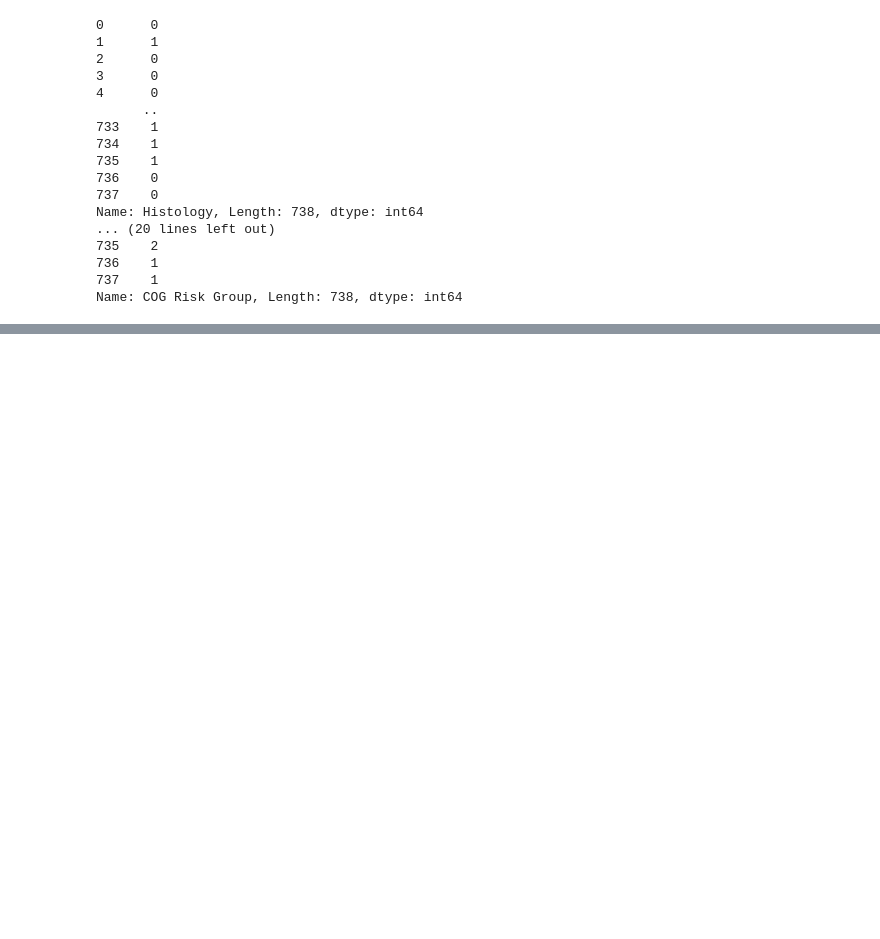
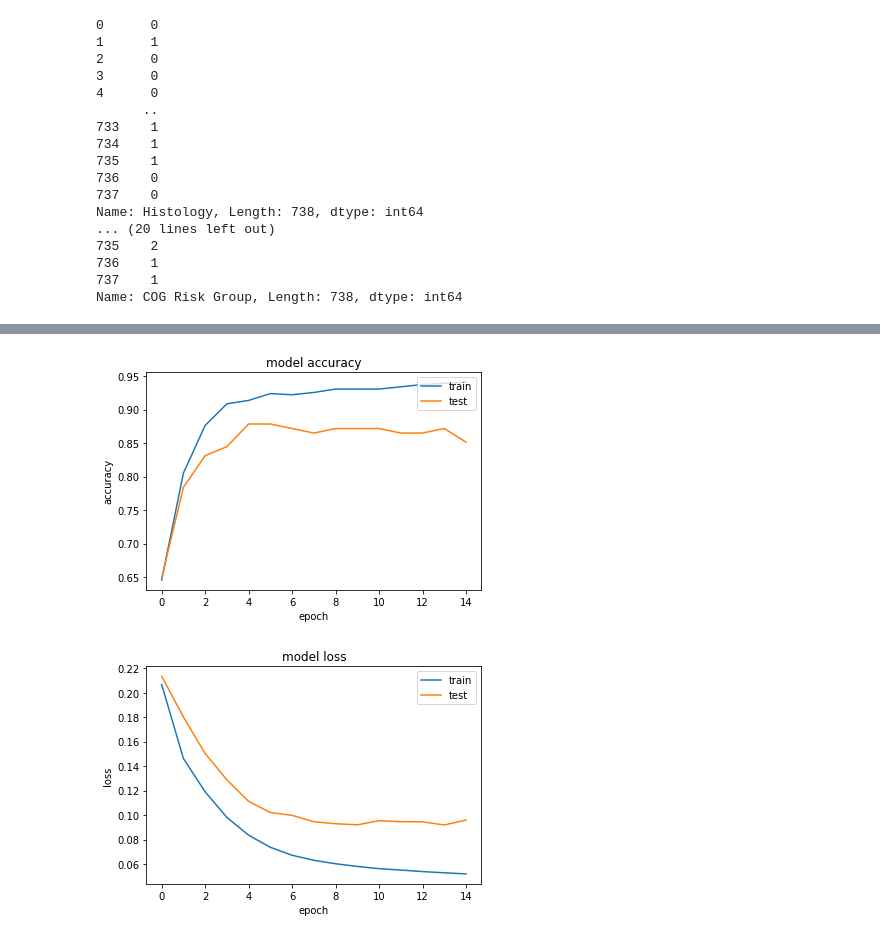
Before and after one commit to MuhammadAshiqAmeer/Federated_learning_experiments_with_Intel-openfl, a Jupyter notebook: neuroblastoma.ipynb, the cells around one changed output, grey strips where cells are left out. Cells and saved outputs as stored; diff of their text form; code cells hidden in the pictures; blank space fills up the shorter version.

```diff
--- a/neuroblastoma.ipynb
+++ b/neuroblastoma.ipynb
@@ -164,0 +199,3 @@ TypeError: ignored
+# %%
+y=df['Vital Status']
+y
@@ -164,0 +222,7 @@ TypeError: ignored
+# %%
+from sklearn.preprocessing import StandardScaler
+
+scaler = StandardScaler()
+
+train_scaled = scaler.fit_transform(x)
+#test_scaled = scaler.transform(x_test)
@@ -164,0 +245,15 @@ TypeError: ignored
+# %%
+from tensorflow.keras.models import Sequential
+from tensorflow.keras.layers import Dense, Activation
+import numpy as np
+
+model = Sequential()
+model.add(Dense(32, input_shape=(9,)))
+model.add(Activation('relu'))
+model.add(Dense(16))
+model.add(Activation('relu'))
+model.add(Dense(1))
+model.add(Activation('sigmoid'))
+
+model.compile(loss='mean_squared_error', optimizer='sgd', metrics=['accuracy'])
+model.summary()
@@ -164,0 +278,2 @@ TypeError: ignored
+# %%
+trained_model=model.fit(train_scaled, y,validation_split=0.2,epochs=15,batch_size=2)
@@ -164,0 +298,21 @@ TypeError: ignored
+# %%
+import matplotlib.pyplot as plt
+# summarize history for accuracy
+plt.plot(trained_model.history['accuracy'])
+plt.plot(trained_model.history['val_accuracy'])
+plt.title('model accuracy')
+plt.ylabel('accuracy')
+plt.xlabel('epoch')
+plt.legend(['train', 'test'], loc='upper right')
+plt.show()
+# summarize history for loss
+plt.plot(trained_model.history['loss'])
+plt.plot(trained_model.history['val_loss'])
+plt.title('model loss')
+plt.ylabel('loss')
+plt.xlabel('epoch')
+plt.legend(['train', 'test'], loc='upper right')
+plt.show()
+# %% [output]
+[figure, added]
+[figure, added]
```
Also changed, not shown: parts of 15 cells of this notebook.
